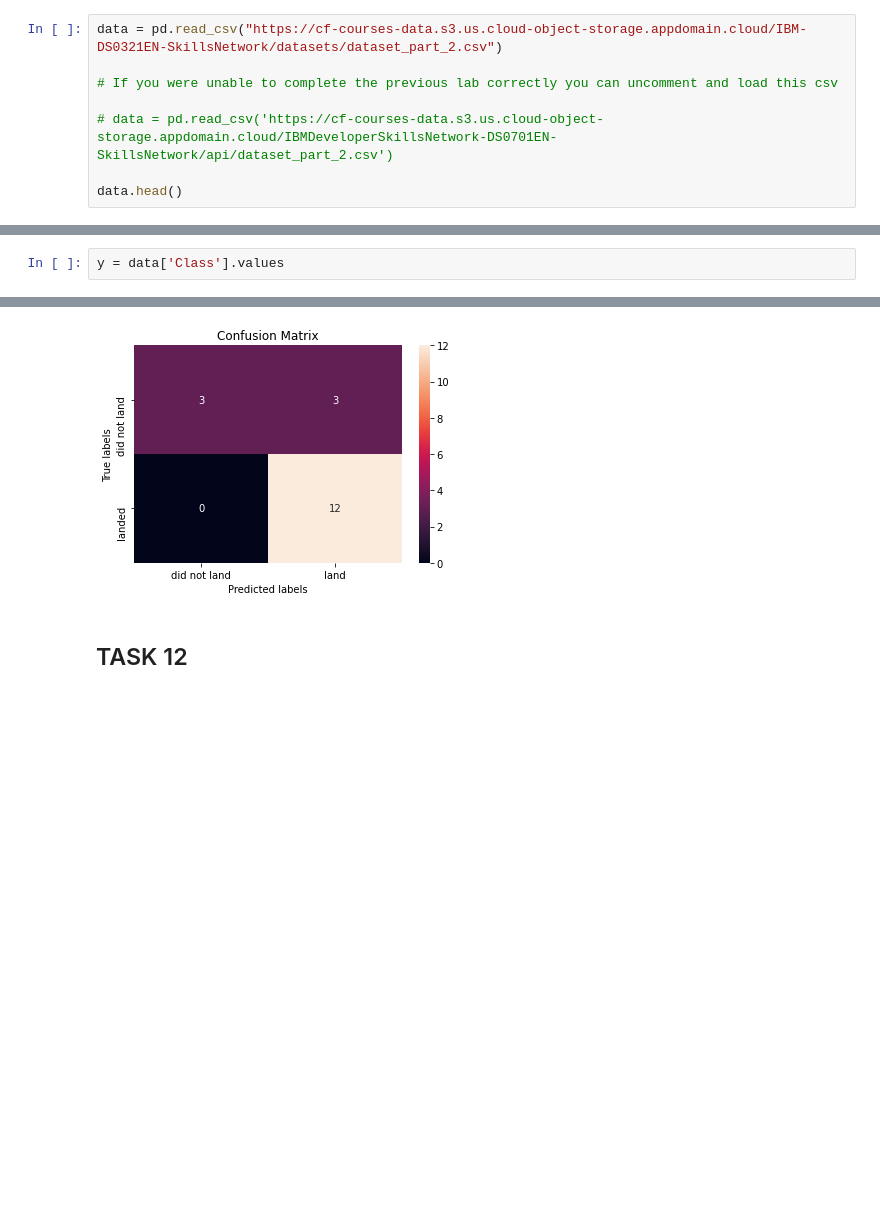
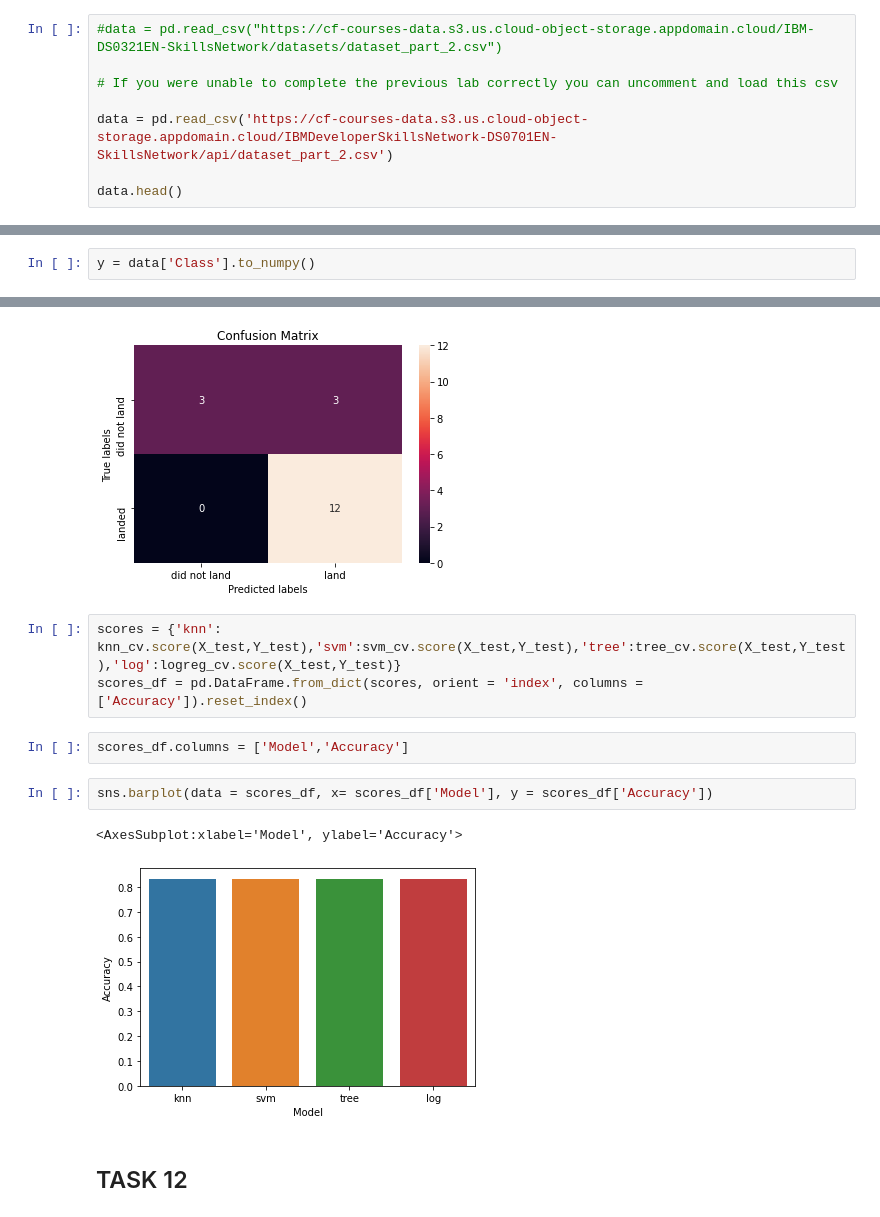
Before and after one commit to amusilek/DS-Capstone, a Jupyter notebook: Predictive Analysis.ipynb, the cells around one changed output, grey strips where cells are left out. Drawn from its saved outputs; the diff is of its cells as text; blank space fills up the shorter version.

```diff
--- a/Predictive Analysis.ipynb
+++ b/Predictive Analysis.ipynb
@@ -78,11 +78,11 @@ def plot_confusion_matrix(y,y_predict):
 # %% [markdown]
 Load the data
 # %%
-data = pd.read_csv("https://cf-courses-data.s3.us.cloud-object-storage.appdomain.cloud/IBM-DS0321EN-SkillsNetwork/datasets/dataset_part_2.csv")
+#data = pd.read_csv("https://cf-courses-data.s3.us.cloud-object-storage.appdomain.cloud/IBM-DS0321EN-SkillsNetwork/datasets/dataset_part_2.csv")
 
 # If you were unable to complete the previous lab correctly you can uncomment and load this csv
 
-# data = pd.read_csv('https://cf-courses-data.s3.us.cloud-object-storage.appdomain.cloud/IBMDeveloperSkillsNetwork-DS0701EN-SkillsNetwork/api/dataset_part_2.csv')
+data = pd.read_csv('https://cf-courses-data.s3.us.cloud-object-storage.appdomain.cloud/IBMDeveloperSkillsNetwork-DS0701EN-SkillsNetwork/api/dataset_part_2.csv')
 
 data.head()
 # %% [output]
@@ -119,7 +119,7 @@ X.head(10)
 Create a NumPy array from the column <code>Class</code> in <code>data</code>, by applying the method <code>to_numpy()</code>  then
 assign it  to the variable <code>Y</code>,make sure the output is a  Pandas series (only one bracket df\['name of  column']).
 # %%
-y = data['Class'].values
+y = data['Class'].to_numpy()
 # %% [markdown]
 ## TASK  2
 # %% [markdown]
@@ -317,6 +317,16 @@ yhat_knn = knn_cv.predict(X_test)
 plot_confusion_matrix(Y_test,yhat_knn)
 # %% [output]
 [figure]
+# %%
+scores = {'knn': knn_cv.score(X_test,Y_test),'svm':svm_cv.score(X_test,Y_test),'tree':tree_cv.score(X_test,Y_test),'log':logreg_cv.score(X_test,Y_test)}
+scores_df = pd.DataFrame.from_dict(scores, orient = 'index', columns = ['Accuracy']).reset_index()
+# %%
+scores_df.columns = ['Model','Accuracy']
+# %%
+sns.barplot(data = scores_df, x= scores_df['Model'], y = scores_df['Accuracy'])
+# %% [output]
+<AxesSubplot:xlabel='Model', ylabel='Accuracy'>
+[figure, added]
 # %% [markdown]
 ## TASK  12
 # %% [markdown]
```
Also changed, not shown: parts of 4 cells of this notebook.
